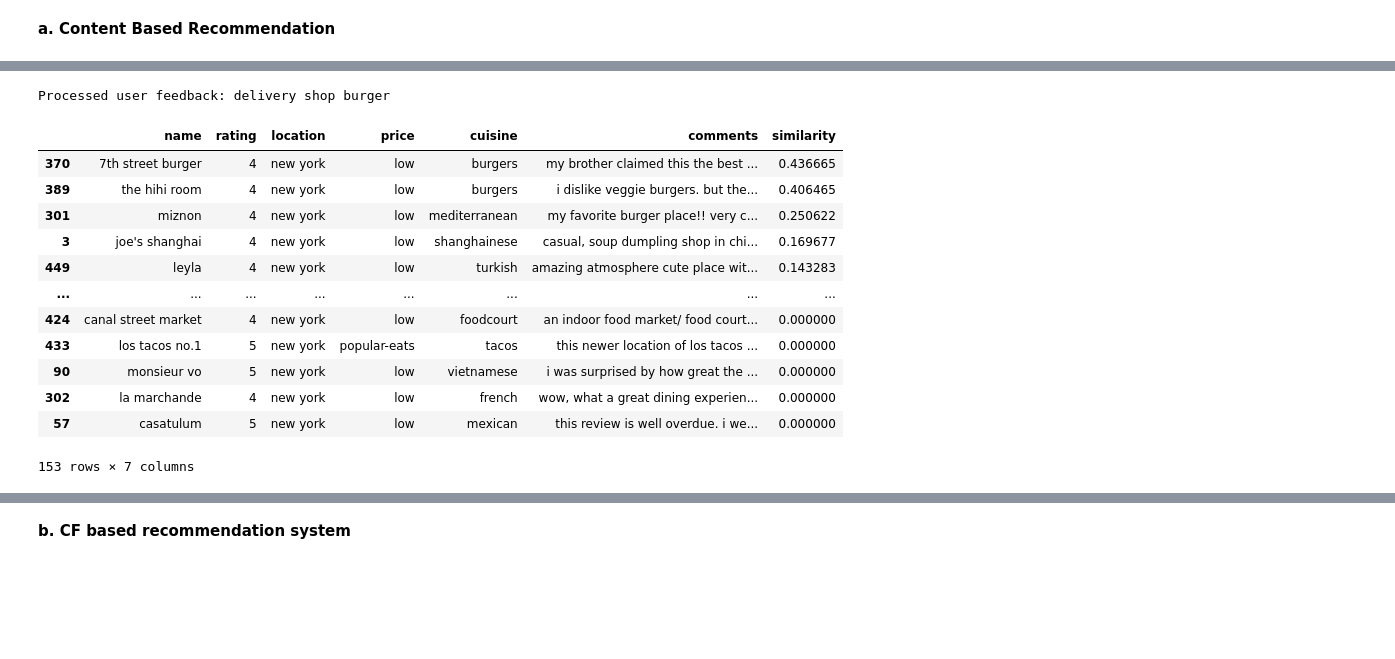
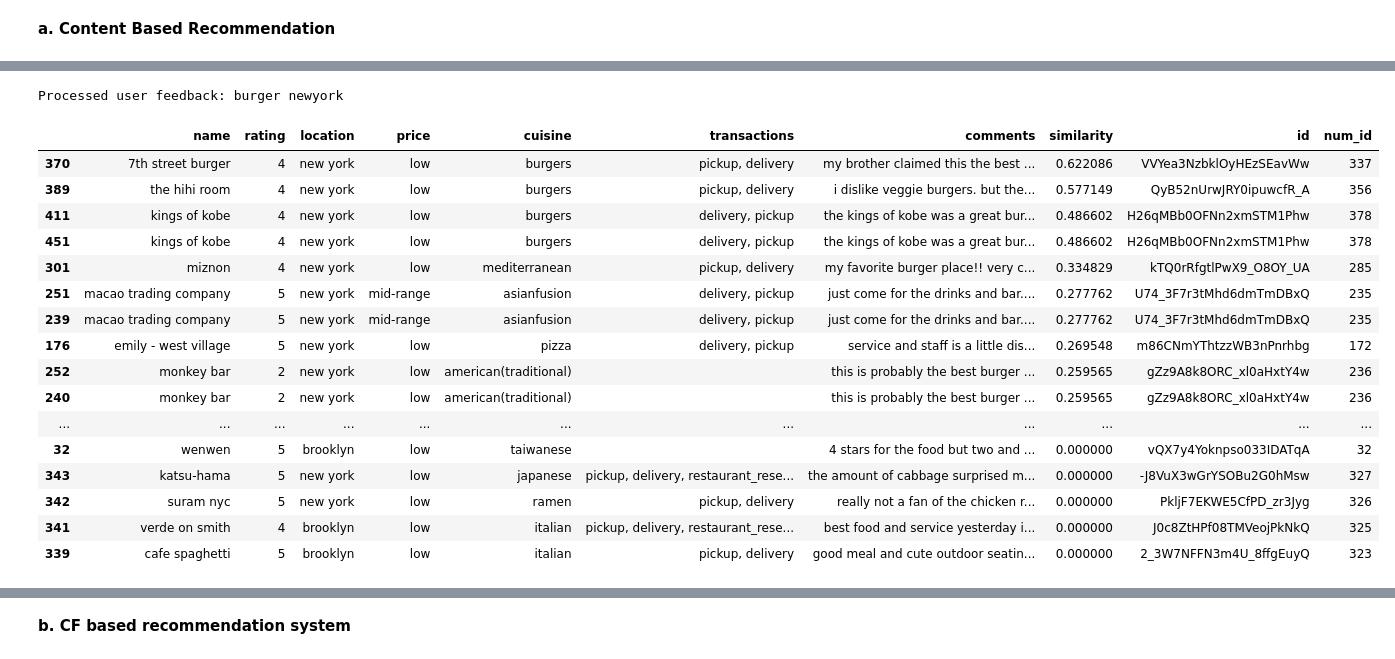
Before and after one commit to ThuoM/New-York-Restaurant-Recommender-System, a Jupyter notebook: Restaurant_Recommender_System.ipynb, the cells around one changed output, grey strips where cells are left out. Drawn from its saved outputs; the diff is of its cells as text; code cells hidden in the pictures; blank space fills up the shorter version.

```diff
--- a/Restaurant_Recommender_System.ipynb
+++ b/Restaurant_Recommender_System.ipynb
@@ -414,6 +410,7 @@ filtered_restaurant_df['Comments'] = ''
 # loop through each row in the original dataframe
 for index, row in filtered_restaurant_df.iterrows():
     # reviews = row['Reviews']
+
     url = row['URL']
     reviews = []
     holder = user_revs_df.loc[user_revs_df['URL'] == url].iterrows()
@@ -421,5 +418,9 @@ for index, row in filtered_restaurant_df.iterrows():
         comment = row[1]['Comment']
         if row[1]['Comment'] != 'No comment':
             reviews.append([comment])
+    if reviews == []:
+        reviews.append('')
+    # print(reviews[0])
+    # print(f'The count {index}')
 
-    filtered_restaurant_df['Comments'][filtered_restaurant_df['URL'] == url] = reviews
+    filtered_restaurant_df['Comments'][filtered_restaurant_df['URL'] == url] = reviews[0]
@@ -629,6 +654,11 @@ constituents_list
 # %%
 # Need to work on locations
 filtered_restaurant_df['location'] = filtered_restaurant_df['location'].str.split(',').str[-2].str.strip(string.punctuation)
+
+# adjusting the new york ward to be represented better
+filtered_restaurant_df.loc[filtered_restaurant_df.location == 'new york', 'location'] = ' new york'
+
+
 display('All changes done before preprocessing on text data', filtered_restaurant_df.head())
 # %% [output]
 'All changes done before preprocessing on text data'
@@ -640,0 +671,4 @@ display('All changes done before preprocessing on text data', filtered_restauran
+# %%
+# updating the constituents list
+constituents_list = list(filtered_restaurant_df['location'].unique())
+constituents_list
@@ -782,7 +825,9 @@ def contentB_recommend(description):
     # Sort data frame by similarities
     data.sort_values(by='similarity', ascending=False, inplace=True)
 
-    return data[['name', 'rating', 'location', 'price', 'cuisine', 'transactions', 'comments', 'similarity']]
+    results = data[['name', 'rating', 'location', 'price', 'cuisine', 'transactions', 'comments', 'similarity', 'id', 'num_id']]
+
+    return results.head(25)
 # %%
 # specified cuisine
 contentB_recommend('for chinese food')
@@ -824,18 +875,22 @@ Processed user feedback: reasonable breakfast
 # %%
 # with transaction and price class and location
-contentB_recommend('a delivery shop for burgers in New york')
+contentB_recommend('burgers in Newyork')
 # %% [output]
-Processed user feedback: delivery shop burger
+Processed user feedback: burger newyork
-|  | name | rating | location | price | cuisine | comments | similarity |
-| 370 | 7th street burger | 4 | new york | low | burgers | my brother claimed this the best ... | 0.436665 |
-| 389 | the hihi room | 4 | new york | low | burgers | i dislike veggie burgers. but the... | 0.406465 |
-| 301 | miznon | 4 | new york | low | mediterranean | my favorite burger place!! very c... | 0.250622 |
-| 3 | joe's shanghai | 4 | new york | low | shanghainese | casual, soup dumpling shop in chi... | 0.169677 |
-| 449 | leyla | 4 | new york | low | turkish | amazing atmosphere cute place wit... | 0.143283 |
-| ... | ... | ... | ... | ... | ... | ... | ... |
-| 424 | canal street market | 4 | new york | low | foodcourt | an indoor food market/ food court... | 0.000000 |
-| 433 | los tacos no.1 | 5 | new york | popular-eats | tacos | this newer location of los tacos ... | 0.000000 |
-| 90 | monsieur vo | 5 | new york | low | vietnamese | i was surprised by how great the ... | 0.000000 |
-| 302 | la marchande | 4 | new york | low | french | wow, what a great dining experien... | 0.000000 |
-| 57 | casatulum | 5 | new york | low | mexican | this review is well overdue. i we... | 0.000000 |
+|  | name | rating | location | price | cuisine | transactions | comments | similarity | id | num_id |
+| 370 | 7th street burger | 4 | new york | low | burgers | pickup, delivery | my brother claimed this the best ... | 0.622086 | VVYea3NzbklOyHEzSEavWw | 337 |
+| 389 | the hihi room | 4 | new york | low | burgers | pickup, delivery | i dislike veggie burgers. but the... | 0.577149 | QyB52nUrwJRY0ipuwcfR_A | 356 |
+| 411 | kings of kobe | 4 | new york | low | burgers | delivery, pickup | the kings of kobe was a great bur... | 0.486602 | H26qMBb0OFNn2xmSTM1Phw | 378 |
+| 451 | kings of kobe | 4 | new york | low | burgers | delivery, pickup | the kings of kobe was a great bur... | 0.486602 | H26qMBb0OFNn2xmSTM1Phw | 378 |
+| 301 | miznon | 4 | new york | low | mediterranean | pickup, delivery | my favorite burger place!! very c... | 0.334829 | kTQ0rRfgtlPwX9_O8OY_UA | 285 |
+| 251 | macao trading company | 5 | new york | mid-range | asianfusion | delivery, pickup | just come for the drinks and bar.... | 0.277762 | U74_3F7r3tMhd6dmTmDBxQ | 235 |
+| 239 | macao trading company | 5 | new york | mid-range | asianfusion | delivery, pickup | just come for the drinks and bar.... | 0.277762 | U74_3F7r3tMhd6dmTmDBxQ | 235 |
+| 176 | emily - west village | 5 | new york | low | pizza | delivery, pickup | service and staff is a little dis... | 0.269548 | m86CNmYThtzzWB3nPnrhbg | 172 |
+| 252 | monkey bar | 2 | new york | low | american(traditional) |  | this is probably the best burger ... | 0.259565 | gZz9A8k8ORC_xl0aHxtY4w | 236 |
+| 240 | monkey bar | 2 | new york | low | american(traditional) |  | this is probably the best burger ... | 0.259565 | gZz9A8k8ORC_xl0aHxtY4w | 236 |
+| ... | ... | ... | ... | ... | ... | ... | ... | ... | ... | ... |
+| 32 | wenwen | 5 | brooklyn | low | taiwanese |  | 4 stars for the food but two and ... | 0.000000 | vQX7y4Yoknpso033IDATqA | 32 |
+| 343 | katsu-hama | 5 | new york | low | japanese | pickup, delivery, restaurant_rese... | the amount of cabbage surprised m... | 0.000000 | -J8VuX3wGrYSOBu2G0hMsw | 327 |
+| 342 | suram nyc | 5 | new york | low | ramen | pickup, delivery | really not a fan of the chicken r... | 0.000000 | PkljF7EKWE5CfPD_zr3Jyg | 326 |
+| 341 | verde on smith | 4 | brooklyn | low | italian | pickup, delivery, restaurant_rese... | best food and service yesterday i... | 0.000000 | J0c8ZtHPf08TMVeojPkNkQ | 325 |
+| 339 | cafe spaghetti | 5 | brooklyn | low | italian | pickup, delivery | good meal and cute outdoor seatin... | 0.000000 | 2_3W7NFFN3m4U_8ffgEuyQ | 323 |
-153 rows × 7 columns
```
Also changed, not shown: parts of 39 cells of this notebook, 3 other files.
